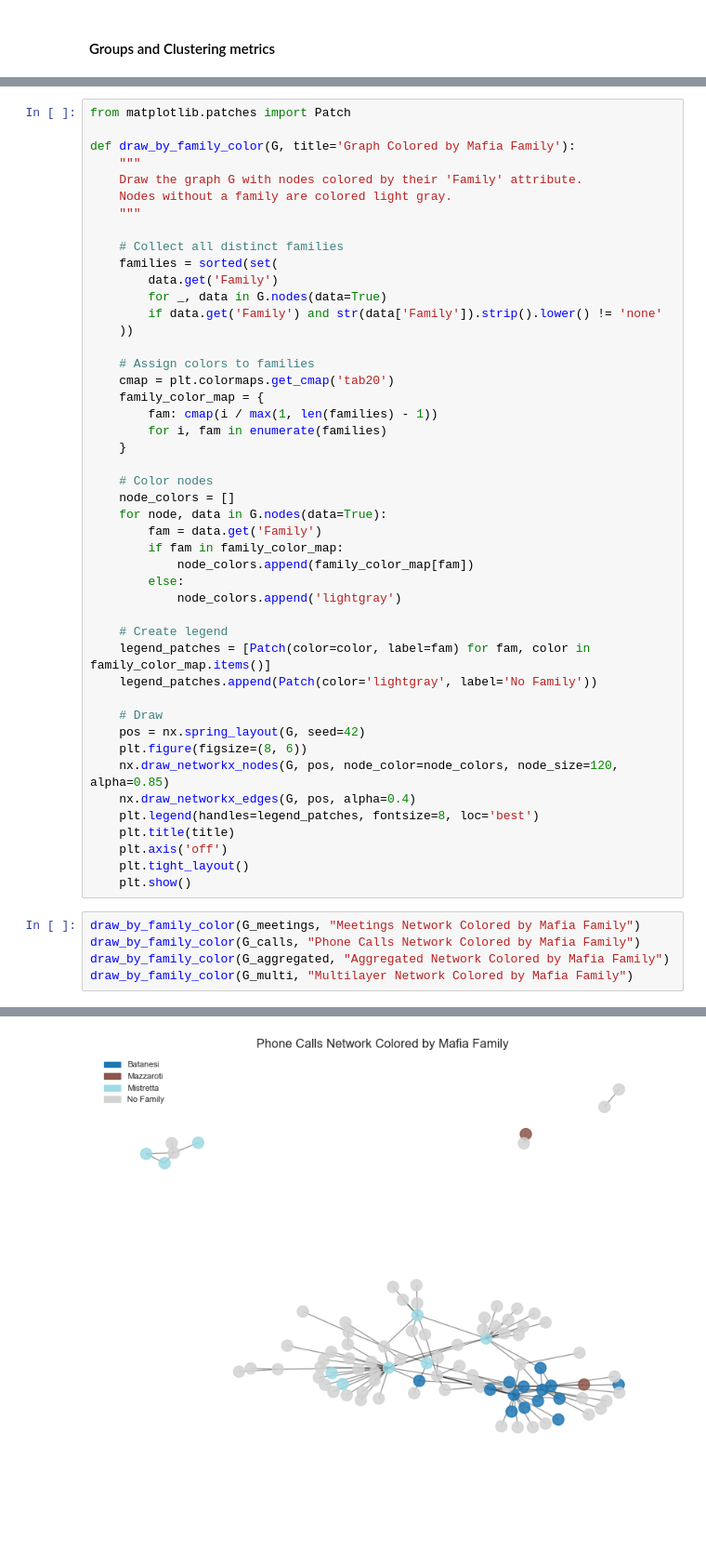
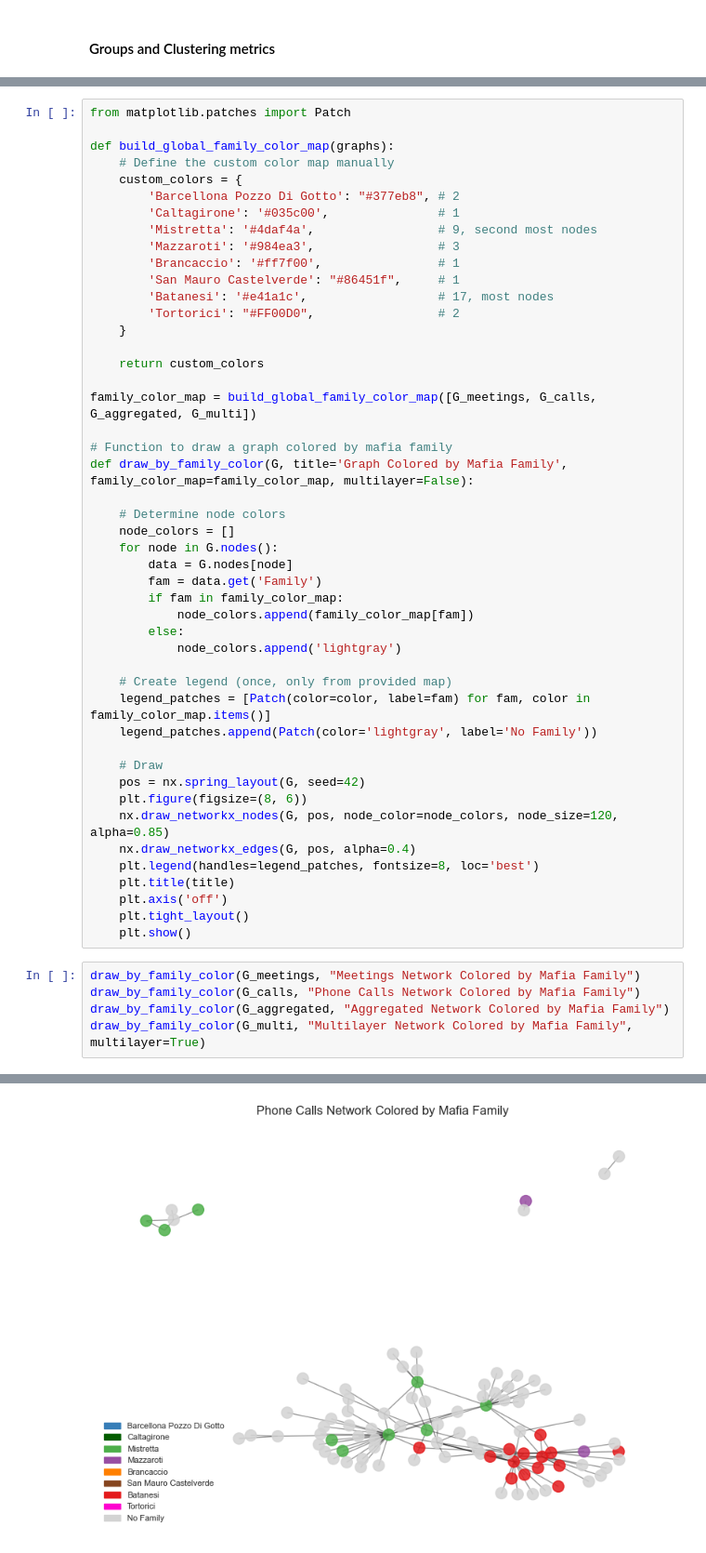
Before and after one commit to Lasagnos/SNProject, a Jupyter notebook: Project.ipynb, the cells around one changed output, grey strips where cells are left out. Shown at 93% size. Saved outputs shown, nothing was run; the diff lists cells and outputs as text; blank space fills up the shorter version.

```diff
--- a/Project.ipynb
+++ b/Project.ipynb
@@ -789,36 +826,37 @@ Total: 12 communities
 # %%
 from matplotlib.patches import Patch
 
-def draw_by_family_color(G, title='Graph Colored by Mafia Family'):
-    """
-    Draw the graph G with nodes colored by their 'Family' attribute.
-    Nodes without a family are colored light gray.
-    """
-
-    # Collect all distinct families
-    families = sorted(set(
-        data.get('Family')
-        for _, data in G.nodes(data=True)
-        if data.get('Family') and str(data['Family']).strip().lower() != 'none'
-    ))
-
-    # Assign colors to families
-    cmap = plt.colormaps.get_cmap('tab20')
-    family_color_map = {
-        fam: cmap(i / max(1, len(families) - 1))
-        for i, fam in enumerate(families)
+def build_global_family_color_map(graphs):
+    # Define the custom color map manually
+    custom_colors = {
+        'Barcellona Pozzo Di Gotto': "#377eb8", # 2
+        'Caltagirone': '#035c00',               # 1
+        'Mistretta': '#4daf4a',                 # 9, second most nodes
+        'Mazzaroti': '#984ea3',                 # 3
+        'Brancaccio': '#ff7f00',                # 1
+        'San Mauro Castelverde': "#86451f",     # 1
+        'Batanesi': '#e41a1c',                  # 17, most nodes
+        'Tortorici': "#FF00D0",                 # 2
     }
 
-    # Color nodes
+    return custom_colors
+
+family_color_map = build_global_family_color_map([G_meetings, G_calls, G_aggregated, G_multi])
+
+# Function to draw a graph colored by mafia family
+def draw_by_family_color(G, title='Graph Colored by Mafia Family', family_color_map=family_color_map, multilayer=False):
+
+    # Determine node colors
     node_colors = []
-    for node, data in G.nodes(data=True):
+    for node in G.nodes():
+        data = G.nodes[node]
         fam = data.get('Family')
         if fam in family_color_map:
             node_colors.append(family_color_map[fam])
         else:
             node_colors.append('lightgray')
 
-    # Create legend
+    # Create legend (once, only from provided map)
     legend_patches = [Patch(color=color, label=fam) for fam, color in family_color_map.items()]
     legend_patches.append(Patch(color='lightgray', label='No Family'))
 
@@ -836,5 +874,5 @@ def draw_by_family_color(G, title='Graph Colored by Mafia Family'):
 draw_by_family_color(G_meetings, "Meetings Network Colored by Mafia Family")
 draw_by_family_color(G_calls, "Phone Calls Network Colored by Mafia Family")
 draw_by_family_color(G_aggregated, "Aggregated Network Colored by Mafia Family")
-draw_by_family_color(G_multi, "Multilayer Network Colored by Mafia Family")
+draw_by_family_color(G_multi, "Multilayer Network Colored by Mafia Family", multilayer=True)
 # %% [output]
@@ -842 +880 @@ draw_by_family_color(G_multi, "Multilayer Network Colored by Mafia Family")
-[figure, old version]
+[figure, new version]
```
Also changed, not shown: parts of 11 cells of this notebook.
